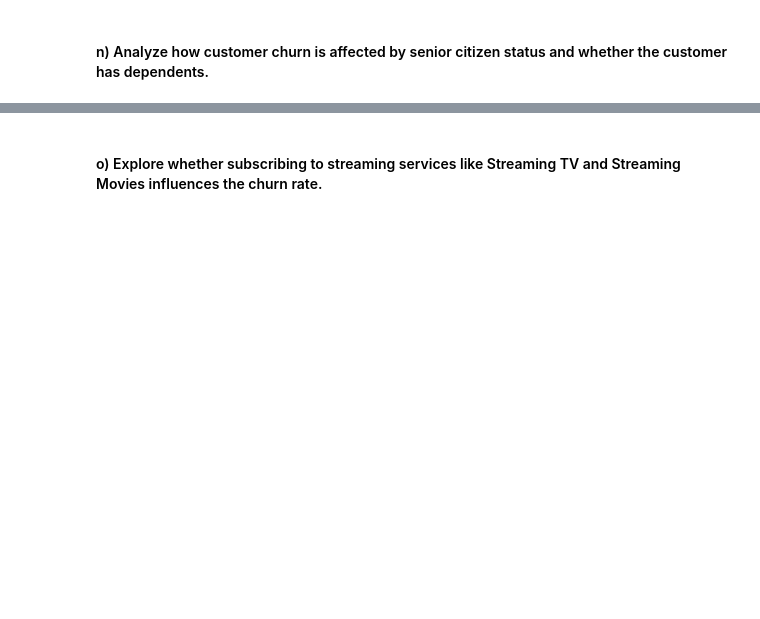
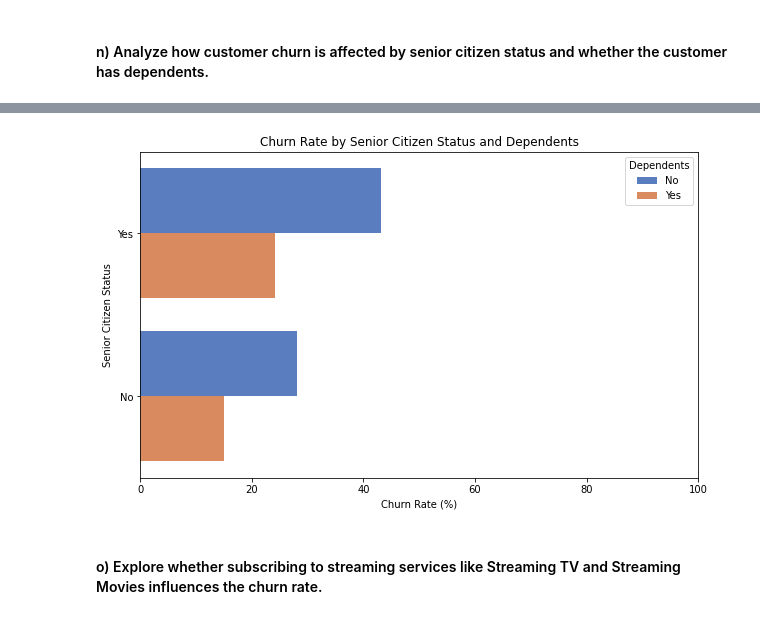
Before and after one commit to vskvj3/UST_Training, a Jupyter notebook: BigData/spark/Spark Workshop/Assignment 8 - Spark SQL.ipynb, the cells around one changed output, grey strips where cells are left out. Drawn from its saved outputs; the diff is of its cells as text; code cells hidden in the pictures; blank space fills up the shorter version.

```diff
--- a/BigData/spark/Spark Workshop/Assignment 8 - Spark SQL.ipynb
+++ b/BigData/spark/Spark Workshop/Assignment 8 - Spark SQL.ipynb
@@ -597,2 +646,20 @@ churn_rate_no_phone_grouped_df.show()
 # %% [markdown]
 #### n) Analyze how customer churn is affected by senior citizen status and whether the customer has dependents.
+# %%
+churn_senior_dependents_result = spark.sql("""
+SELECT
+    SeniorCitizen,
+    Dependents,
+    COUNT(*) AS TotalCustomers,
+    SUM(CASE WHEN Churn = 'Yes' THEN 1 ELSE 0 END) AS ChurnedCustomers,
+    (SUM(CASE WHEN Churn = 'Yes' THEN 1 ELSE 0 END) / COUNT(*)) * 100 AS ChurnRate
+FROM
+    churn_data
+GROUP BY
+    SeniorCitizen,
+    Dependents
+ORDER BY
+    ChurnRate DESC
+""")
+
+churn_senior_dependents_result.show()
@@ -599,2 +675,30 @@ churn_rate_no_phone_grouped_df.show()
+# %%
+churn_senior_dependents_df = churn_senior_dependents_result.toPandas()
+
+# Convert SeniorCitizen and Dependents for better readability in the plot
+churn_senior_dependents_df['SeniorCitizen'] = churn_senior_dependents_df['SeniorCitizen'].replace({0: 'No', 1: 'Yes'})
+churn_senior_dependents_df['Dependents'] = churn_senior_dependents_df['Dependents'].replace({'Yes': 'Yes', 'No': 'No'})
+
+# Set the size of the plot
+plt.figure(figsize=(10, 6))
+
+# Create a bar plot
+sns.barplot(data=churn_senior_dependents_df,
+            x='ChurnRate',
+            y='SeniorCitizen',
+            hue='Dependents',
+            palette='muted')
+
+# Set the title and labels
+plt.title('Churn Rate by Senior Citizen Status and Dependents')
+plt.xlabel('Churn Rate (%)')
+plt.ylabel('Senior Citizen Status')
+plt.legend(title='Dependents')
+plt.xlim(0, 100)  # Set x-axis limits to show percentage
+
+# Show the plot
+plt.show()
+# %% [output]
+[figure, added]
 # %% [markdown]
 #### o) Explore whether subscribing to streaming services like Streaming TV and Streaming Movies influences the churn rate.
```
Also changed, not shown: parts of 19 cells of this notebook.
